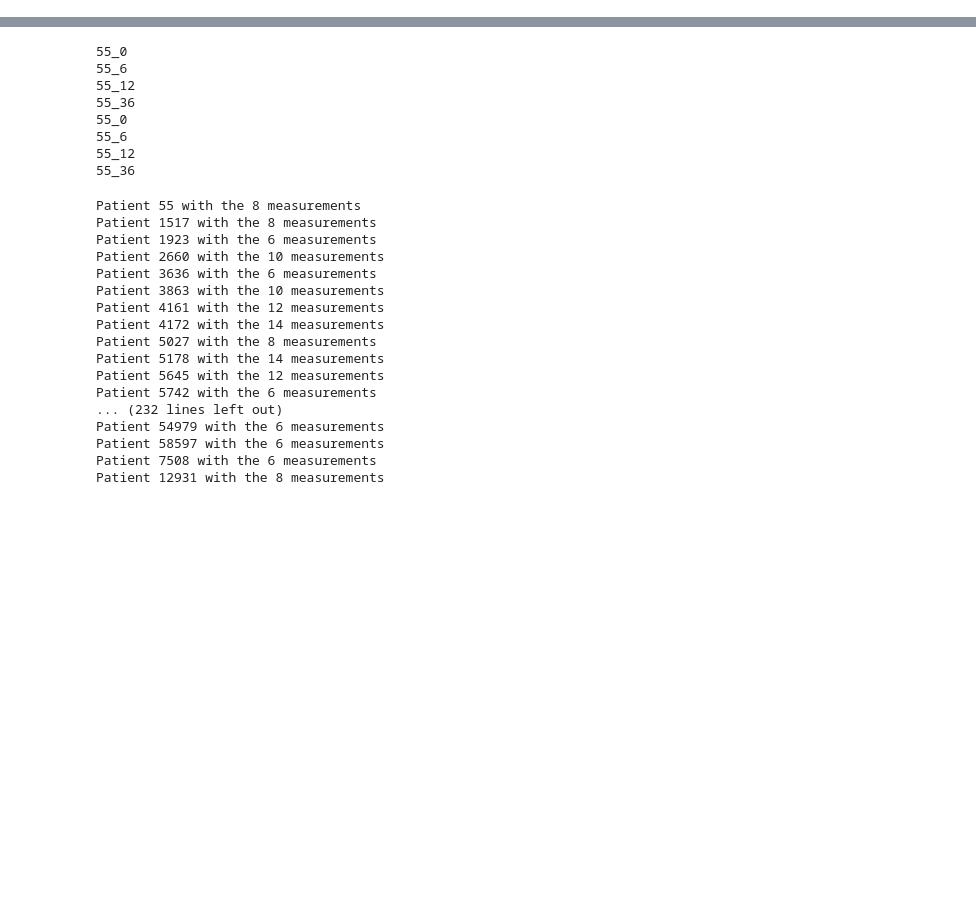
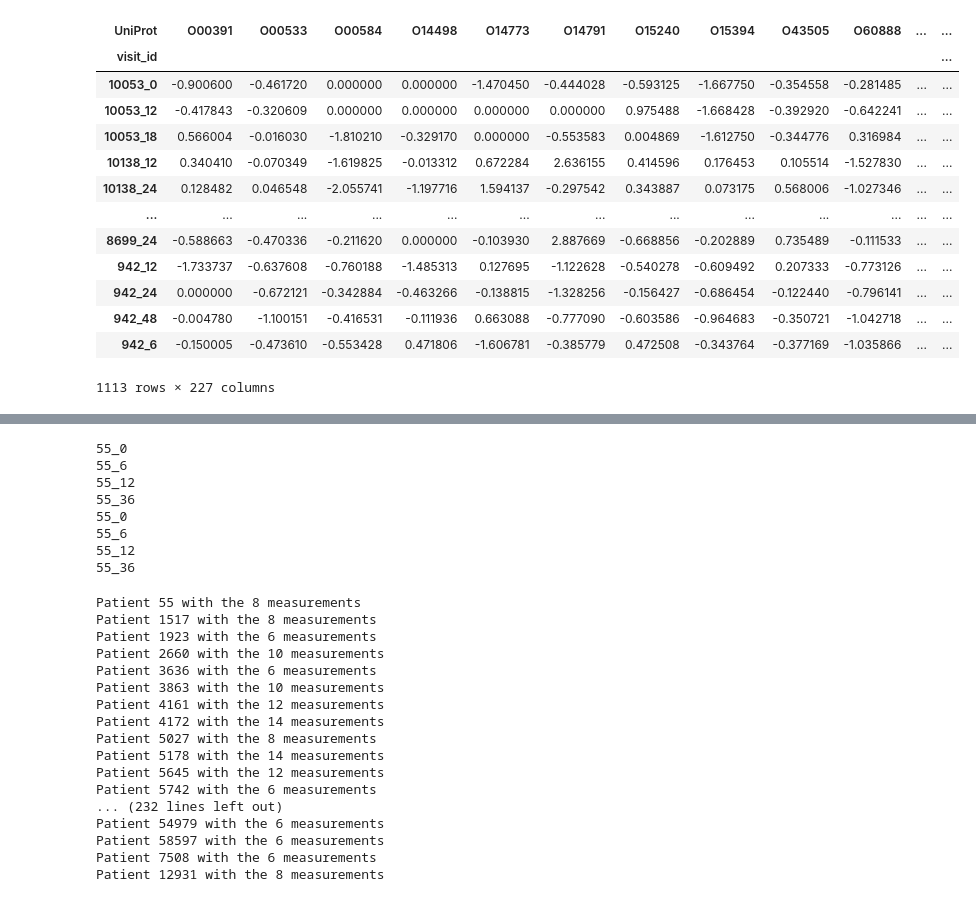
Before and after one commit to Nolasaurus/kaggle-amp-parkinsons, a Jupyter notebook: dlnn-amp-pred-model-v1.ipynb, the cells around one changed output, grey strips where cells are left out. Saved outputs shown, nothing was run; the diff lists cells and outputs as text; code cells hidden in the pictures; blank space fills up the shorter version.

Commit message:
normalized prot_df and clin_df

```diff
--- a/dlnn-amp-pred-model-v1.ipynb
+++ b/dlnn-amp-pred-model-v1.ipynb
@@ -5,0 +10,34 @@ clin_df = pd.read_csv('data/train_clinical_data.csv')
+# %%
+pivoted = prot_df.pivot(index="visit_id", columns="UniProt", values="NPX")
+
+import numpy as np
+
+# Normalize each column separately
+for col in pivoted.columns:
+    col_data = pivoted[col].dropna()
+    mean = col_data.mean()
+    std = col_data.std(ddof=1)
+    pivoted[col] = (pivoted[col] - mean) / std
+
+# Alternatively, you can replace NaN values with the mean of each column:
+# normalized = pivoted.fillna(pivoted.mean())
+
+# Replace original NaN values in pivoted with -1
+norm_prot_df = pivoted.fillna(0)
+# %%
+norm_prot_df
+# %% [output]
+| UniProt | O00391 | O00533 | O00584 | O14498 | O14773 | O14791 | O15240 | O15394 | O43505 | O60888 | ... | ... |
+| visit_id |  |  |  |  |  |  |  |  |  |  |  | ... |
+| 10053_0 | -0.900600 | -0.461720 | 0.000000 | 0.000000 | -1.470450 | -0.444028 | -0.593125 | -1.667750 | -0.354558 | -0.281485 | ... | ... |
+| 10053_12 | -0.417843 | -0.320609 | 0.000000 | 0.000000 | 0.000000 | 0.000000 | 0.975488 | -1.668428 | -0.392920 | -0.642241 | ... | ... |
+| 10053_18 | 0.566004 | -0.016030 | -1.810210 | -0.329170 | 0.000000 | -0.553583 | 0.004869 | -1.612750 | -0.344776 | 0.316984 | ... | ... |
+| 10138_12 | 0.340410 | -0.070349 | -1.619825 | -0.013312 | 0.672284 | 2.636155 | 0.414596 | 0.176453 | 0.105514 | -1.527830 | ... | ... |
+| 10138_24 | 0.128482 | 0.046548 | -2.055741 | -1.197716 | 1.594137 | -0.297542 | 0.343887 | 0.073175 | 0.568006 | -1.027346 | ... | ... |
+| ... | ... | ... | ... | ... | ... | ... | ... | ... | ... | ... | ... | ... |
+| 8699_24 | -0.588663 | -0.470336 | -0.211620 | 0.000000 | -0.103930 | 2.887669 | -0.668856 | -0.202889 | 0.735489 | -0.111533 | ... | ... |
+| 942_12 | -1.733737 | -0.637608 | -0.760188 | -1.485313 | 0.127695 | -1.122628 | -0.540278 | -0.609492 | 0.207333 | -0.773126 | ... | ... |
+| 942_24 | 0.000000 | -0.672121 | -0.342884 | -0.463266 | -0.138815 | -1.328256 | -0.156427 | -0.686454 | -0.122440 | -0.796141 | ... | ... |
+| 942_48 | -0.004780 | -1.100151 | -0.416531 | -0.111936 | 0.663088 | -0.777090 | -0.603586 | -0.964683 | -0.350721 | -1.042718 | ... | ... |
+| 942_6 | -0.150005 | -0.473610 | -0.553428 | 0.471806 | -1.606781 | -0.385779 | 0.472508 | -0.343764 | -0.377169 | -1.035866 | ... | ... |
+1113 rows × 227 columns
```
Also changed, not shown: parts of 3 cells of this notebook.
